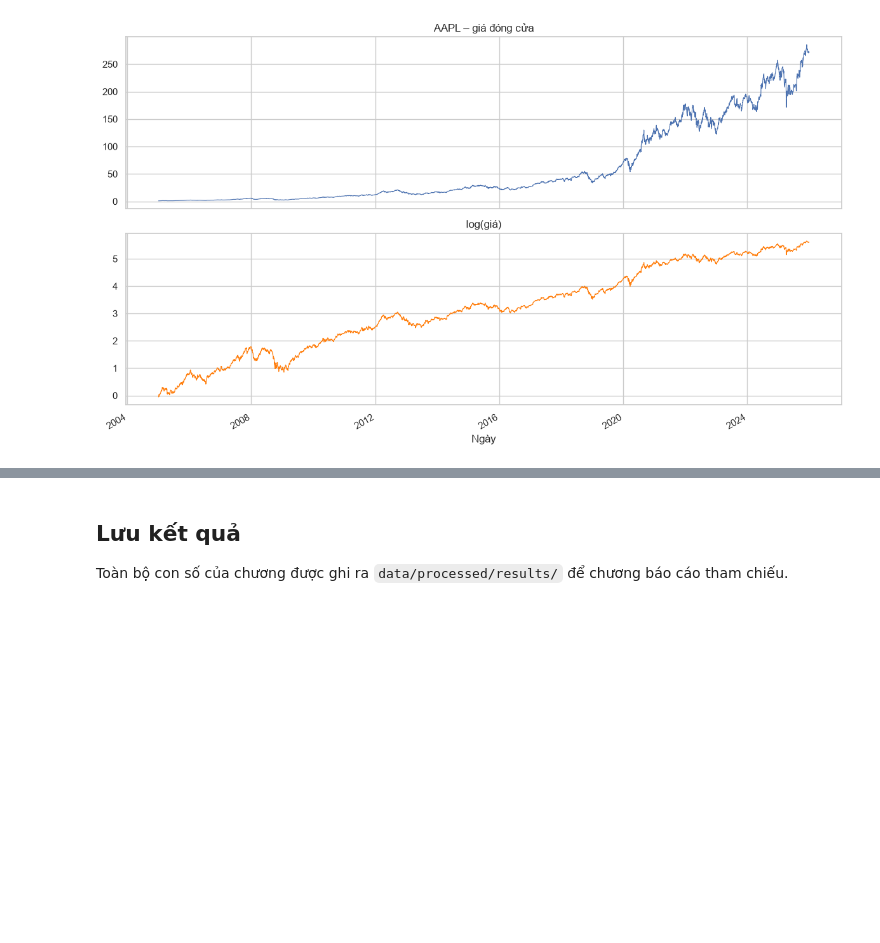
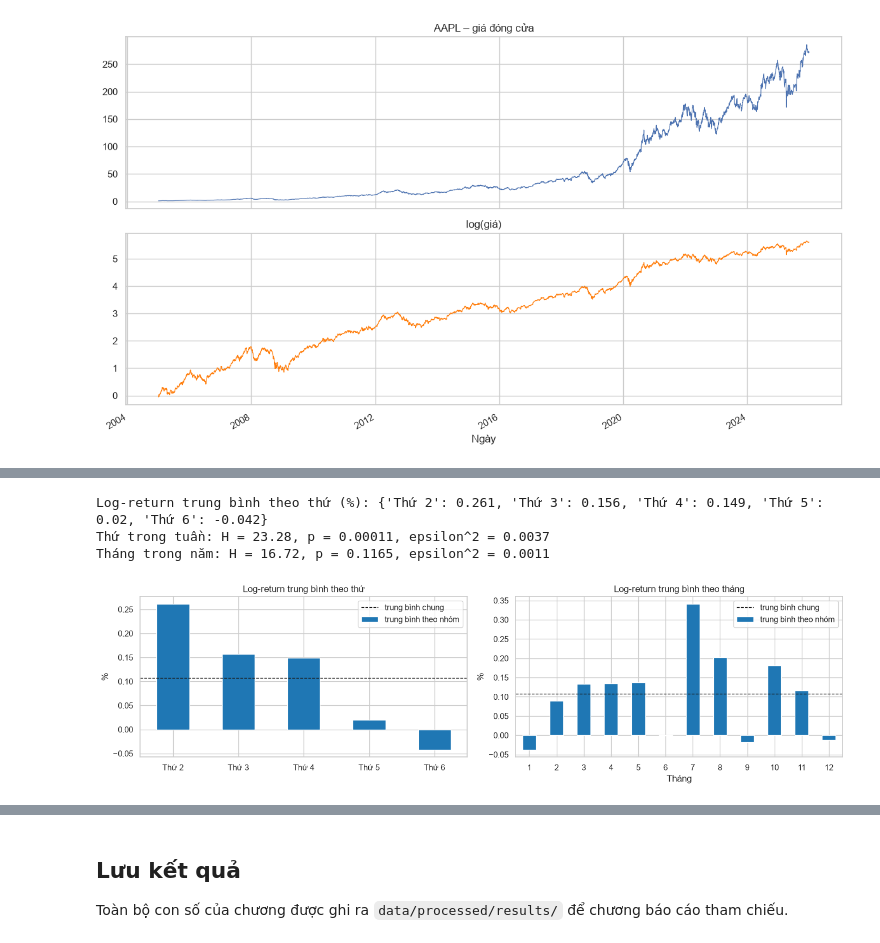
Before and after one commit to CaoThien1402/dm-preprocessing, a Jupyter notebook: book/01_ts_eda.ipynb, the cells around one changed output, grey strips where cells are left out. Saved outputs shown, nothing was run; the diff lists cells and outputs as text; code cells hidden in the pictures; blank space fills up the shorter version.

```diff
--- a/book/01_ts_eda.ipynb
+++ b/book/01_ts_eda.ipynb
@@ -94,3 +191,35 @@ plt.show()
+# %%
+day_names = ["Thứ 2", "Thứ 3", "Thứ 4", "Thứ 5", "Thứ 6"]
+dow_groups = [g.values for _, g in log_ret.groupby(log_ret.index.dayofweek)]
+month_groups = [g.values for _, g in log_ret.groupby(log_ret.index.month)]
+h_dow, p_dow = stats.kruskal(*dow_groups)
+h_month, p_month = stats.kruskal(*month_groups)
+eps_dow = (h_dow - 5 + 1) / (len(log_ret) - 5)
+eps_month = (h_month - 12 + 1) / (len(log_ret) - 12)
+
+dow_mean_pct = (log_ret.groupby(log_ret.index.dayofweek).mean() * 100).set_axis(day_names)
+print("Log-return trung bình theo thứ (%):", dow_mean_pct.round(3).to_dict())
+RESULTS["logret_mean_by_dow_pct"] = dow_mean_pct.round(3).to_dict()
+print(f"Thứ trong tuần: H = {h_dow:.2f}, p = {p_dow:.5f}, epsilon^2 = {eps_dow:.4f}")
+print(f"Tháng trong năm: H = {h_month:.2f}, p = {p_month:.4f}, epsilon^2 = {eps_month:.4f}")
+RESULTS.update({"kw_dow_stat": h_dow, "kw_dow_p": p_dow, "kw_dow_eps2": eps_dow,
+                "kw_month_stat": h_month, "kw_month_p": p_month, "kw_month_eps2": eps_month})
+
+fig, axes = plt.subplots(1, 2, figsize=(14, 4))
+(log_ret.groupby(log_ret.index.dayofweek).mean() * 100).set_axis(day_names).plot.bar(ax=axes[0], color="tab:blue", rot=0, label="trung bình theo nhóm")
+axes[0].set_title("Log-return trung bình theo thứ"); axes[0].set_ylabel("%")
+(log_ret.groupby(log_ret.index.month).mean() * 100).plot.bar(ax=axes[1], color="tab:blue", rot=0, label="trung bình theo nhóm")
+axes[1].set_title("Log-return trung bình theo tháng"); axes[1].set_xlabel("Tháng"); axes[1].set_ylabel("%")
+for ax in axes:
+    ax.axhline(log_ret.mean() * 100, color="k", ls="--", lw=1, label="trung bình chung")
+    ax.legend()
+plt.tight_layout()
+plt.show()
+# %% [output]
+Log-return trung bình theo thứ (%): {'Thứ 2': 0.261, 'Thứ 3': 0.156, 'Thứ 4': 0.149, 'Thứ 5': 0.02, 'Thứ 6': -0.042}
+Thứ trong tuần: H = 23.28, p = 0.00011, epsilon^2 = 0.0037
+Tháng trong năm: H = 16.72, p = 0.1165, epsilon^2 = 0.0011
+[figure, added]
 # %% [markdown]
 **Phân tích kết quả.**
 
```
Also changed, not shown: parts of 14 cells of this notebook, 1 other file.
